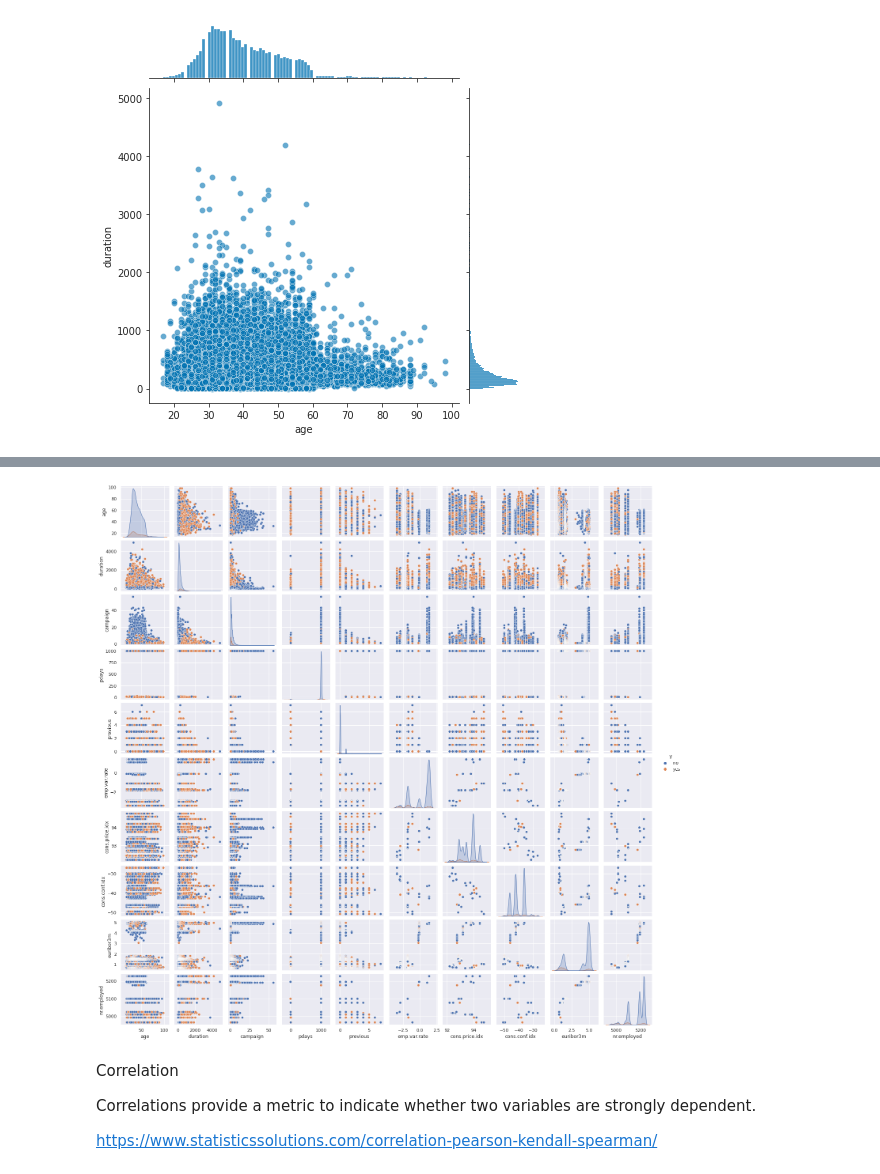
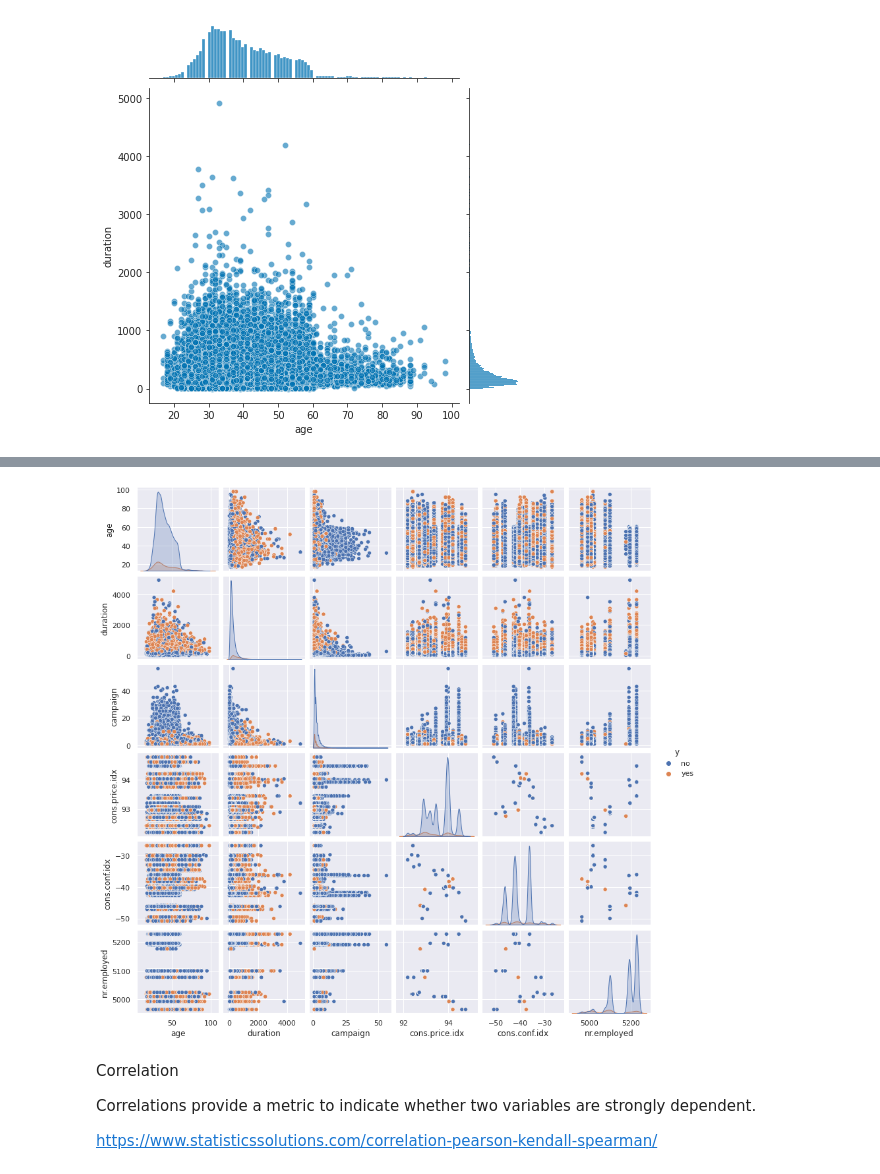
Before and after one commit to Sahel-Eskandar/Term-Deposit, a Jupyter notebook: Notebook/preprocessing.ipynb, the cells around one changed output, grey strips where cells are left out. Saved outputs shown, nothing was run; the diff lists cells and outputs as text; code cells hidden in the pictures.

```diff
--- a/Notebook/preprocessing.ipynb
+++ b/Notebook/preprocessing.ipynb
@@ -255,8 +240,7 @@ sns.pairplot(df,hue="y");
 # %%
-df.drop(columns=['pdays','previous'],axis=1)
-sns.pairplot(df, hue='y', diag_kind='kde', height=2);
+sns.pairplot(df.drop(columns=['pdays','previous','emp.var.rate','euribor3m'],axis=1), hue='y', diag_kind='kde', height=2);
 # %% [output]
-[figure, old version]
+[figure, new version]
 # %% [markdown]
 Correlation
 
```
Also changed, not shown: parts of 30 cells of this notebook.
